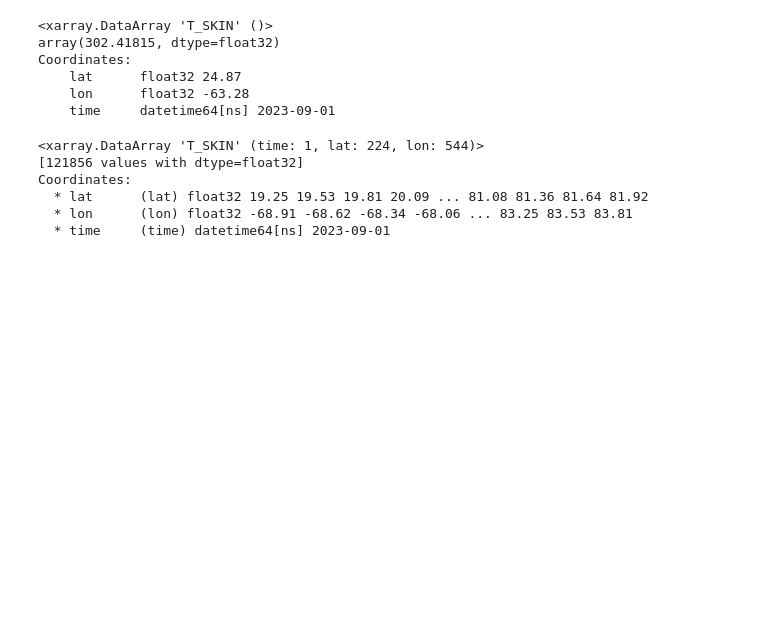
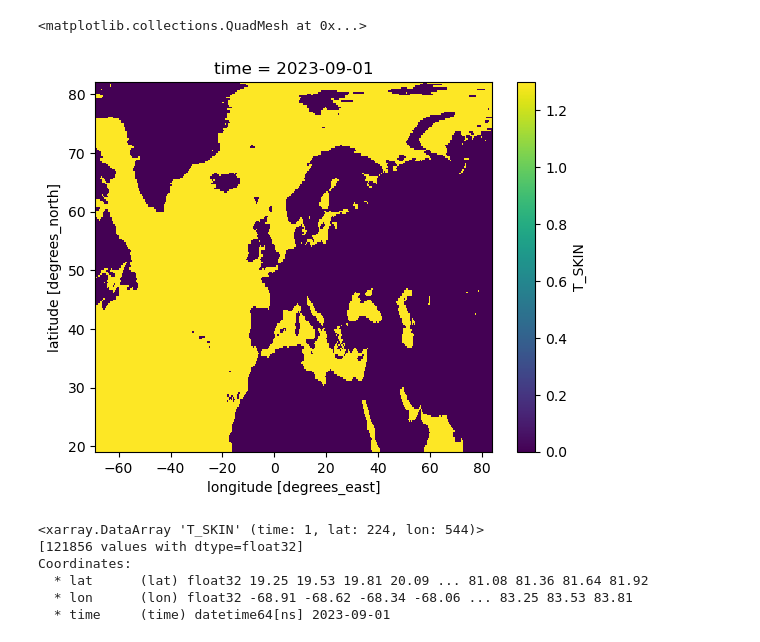
Before and after one commit to laroith/adjust_IFS_Cyclone_Daniel, a Jupyter notebook: apply_on_forcing_data/Untitled2.ipynb, the cells around one changed output. Cells and saved outputs as stored; diff of their text form; code cells hidden in the pictures; blank space fills up the shorter version.

```diff
--- a/apply_on_forcing_data/Untitled2.ipynb
+++ b/apply_on_forcing_data/Untitled2.ipynb
@@ -35,11 +19,12 @@ Coordinates:
 # %%
+file_cas_new = xr.open_dataset("cas2023090100.nc")
+
+diff = file_cas_new['T_SKIN'] - file_cas['T_SKIN']
+
+diff.plot()
 # %% [output]
-<xarray.DataArray 'T_SKIN' ()>
-array(302.41815, dtype=float32)
-Coordinates:
-    lat      float32 24.87
-    lon      float32 -63.28
-    time     datetime64[ns] 2023-09-01
+<matplotlib.collections.QuadMesh at 0x...>
+[figure, added]
 # %%
 
 file_cas_new=xr.open_dataset("cas2023090100.nc")
```
Also changed, not shown: parts of 1 cell of this notebook, 2 other files.
